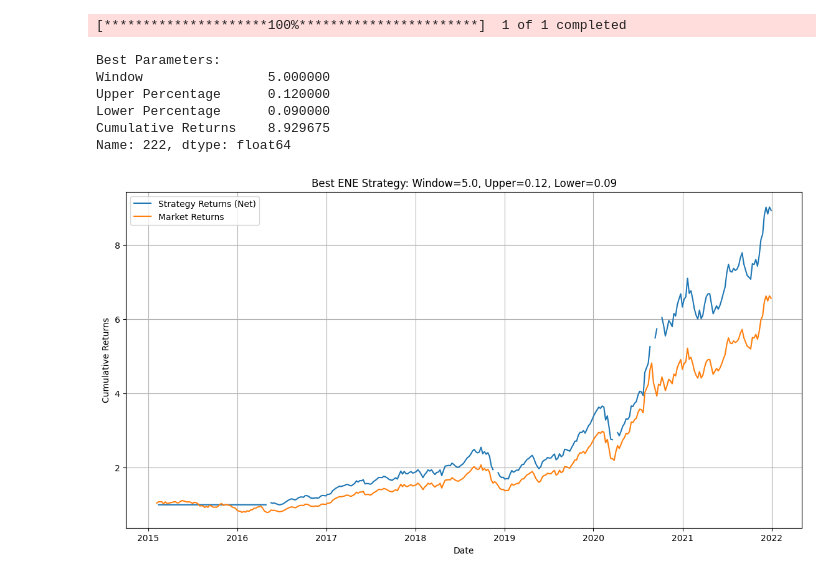
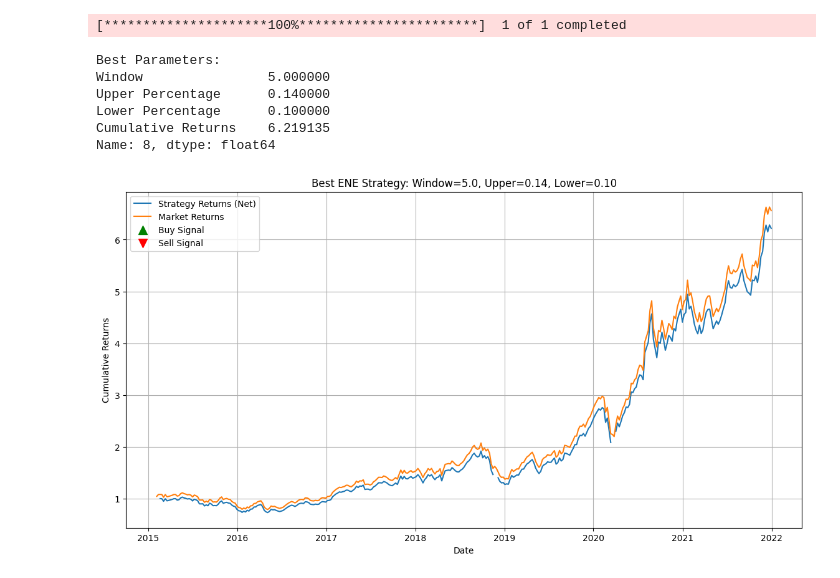
Before and after one commit to luwenkai1997/ts-stock-price-prediction, a Jupyter notebook: ENE-Wenkai.ipynb, the cells around one changed output. Drawn from its saved outputs; the diff is of its cells as text; code cells hidden in the pictures.

```diff
--- a/ENE-Wenkai.ipynb
+++ b/ENE-Wenkai.ipynb
@@ -120,6 +143,13 @@ def rerun_strategy(data):
     data['Above Upper'] = False  # Track if price has risen above the upper band
     data['Below Lower'] = False  # Track if price has fallen below the lower band
 
+    # Start with full investment (buy signal at the beginning)
+    data.loc[data.index[0], 'Signal'] = 1  # First signal is a buy
+    data.loc[data.index[0], 'Position'] = 1  # Start fully invested
+
+    # Track the last buy/sell signal
+    last_signal = 1  # 0: No position, 1: Buy, -1: Sell
+
     # Generate signals
     for i in range(1, len(data)):
         # Access scalar values for comparison
@@ -137,13 +167,19 @@ def rerun_strategy(data):
 
         # Sell signal: Price rises above upper band and then drops back to upper band
         if data['Above Upper'].iloc[i - 1] and adj_close <= upper_band:
-            data.loc[data.index[i], 'Signal'] = -1
-            data.loc[data.index[i], 'Above Upper'] = False  # Reset the flag
+            # Check if there are no buy signals since the last sell signal
+            if last_signal != 1:
+                data.loc[data.index[i], 'Signal'] = -1
+                last_signal = -1  # Update last signal
+                data.loc[data.index[i], 'Above Upper'] = False  # Reset the flag
 
         # Buy signal: Price falls below lower band and then rises back to lower band
         if data['Below Lower'].iloc[i - 1] and adj_close >= lower_band:
-            data.loc[data.index[i], 'Signal'] = 1
-            data.loc[data.index[i], 'Below Lower'] = False  # Reset the flag
+            # Check if there are no sell signals since the last buy signal
+            if last_signal != -1:
+                data.loc[data.index[i], 'Signal'] = 1
+                last_signal = 1  # Update last signal
+                data.loc[data.index[i], 'Below Lower'] = False  # Reset the flag
 
     # Forward fill the signals to hold the position until the next signal
     data['Position'] = data['Signal'].replace(0, np.nan).ffill().fillna(0)
@@ -155,38 +191,49 @@ def rerun_strategy(data):
     data['Transaction Cost'] = 0
 
     # Calculate transaction costs for each trade
     for i in range(1, len(data)):
         if data['Signal'].iloc[i] != data['Signal'].iloc[i - 1]:  # Trade occurred
             trade_value = abs(data['Adj Close'].iloc[i] * data['Position'].iloc[i])  # Absolute value of the trade
             data.loc[data.index[i], 'Transaction Cost'] = trade_value * transaction_cost
 
     # Calculate net strategy returns (after transaction costs)
     data['Net Strategy Returns'] = data['Strategy Returns'] - data['Transaction Cost']
 
     # Calculate cumulative net returns
     data['Cumulative Net Returns'] = (1 + data['Net Strategy Returns']).cumprod()
     return data
 
 train_returns = rerun_strategy(train)
 
 #  Plot the results
 plt.figure(figsize=(14, 7))
 plt.plot(train_returns['Cumulative Net Returns'], label='Strategy Returns (Net)')
 plt.plot((1 + train_returns['Returns']).cumprod(), label='Market Returns')
+
+# Plot buy signals
+buy_signals = train_returns[train_returns['Signal'] == 1]
+plt.scatter(buy_signals.index, buy_signals['Cumulative Net Returns'],
+            marker='^', color='green', label='Buy Signal', alpha=1, s=100)
+
+# Plot sell signals
+sell_signals = train_returns[train_returns['Signal'] == -1]
+plt.scatter(sell_signals.index, sell_signals['Cumulative Net Returns'],
+            marker='v', color='red', label='Sell Signal', alpha=1, s=100)
+
 plt.title(f'Best ENE Strategy: Window={best_window}, Upper={best_upper_percentage:.2f}, Lower={best_lower_percentage:.2f}')
 plt.xlabel('Date')
 plt.ylabel('Cumulative Returns')
 plt.legend()
 plt.grid()
 plt.show()
 # %% [output]
 Best Parameters:
 Window                5.000000
-Upper Percentage      0.120000
-Lower Percentage      0.090000
-Cumulative Returns    8.929675
-Name: 222, dtype: float64
+Upper Percentage      0.140000
+Lower Percentage      0.100000
+Cumulative Returns    6.219135
+Name: 8, dtype: float64
-[figure, old version]
+[figure, new version]
 # %%
 test = yf.download(ticker, start='2022-01-01', end='2024-12-31', interval='1wk', auto_adjust=False)
 test['Returns'] = test['Adj Close'].pct_change()
```
Also changed, not shown: parts of 2 cells of this notebook, 1 other file.
